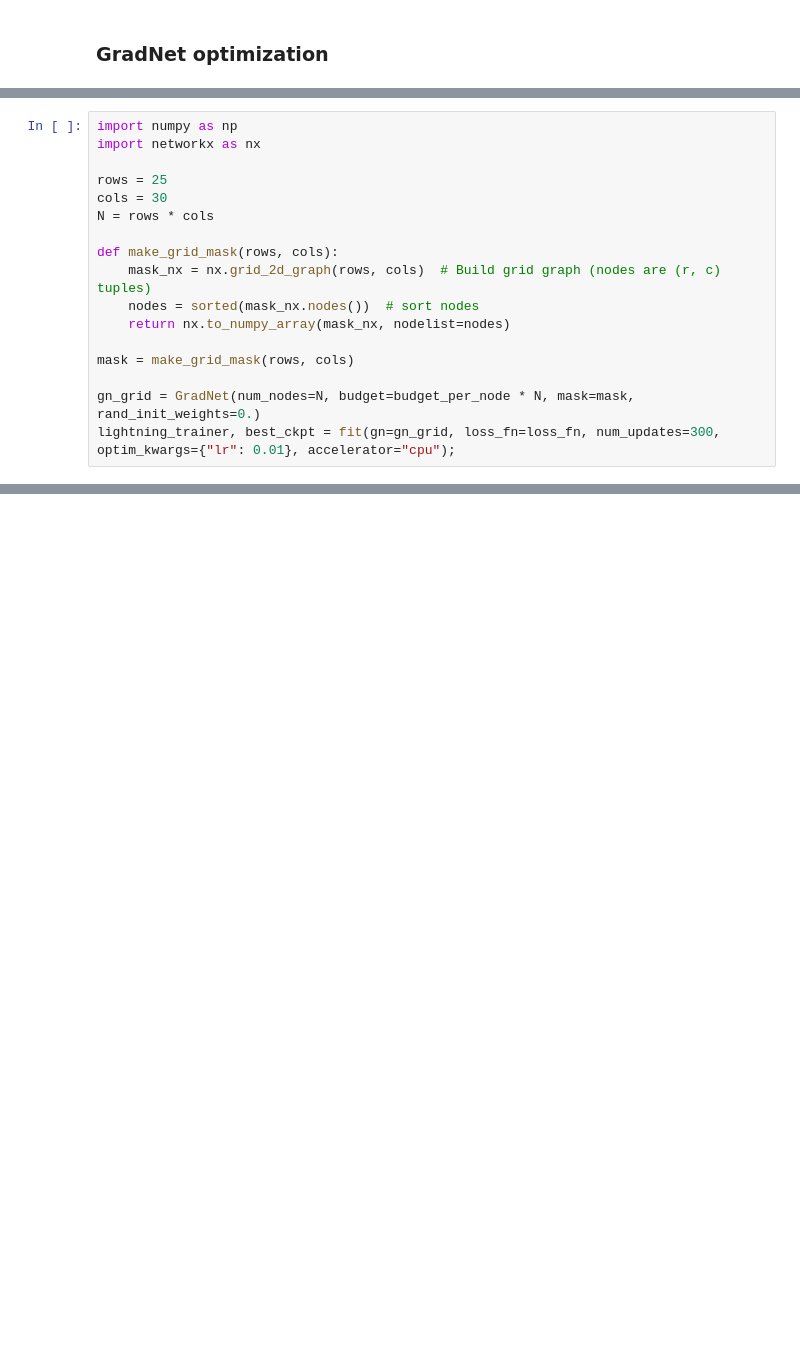
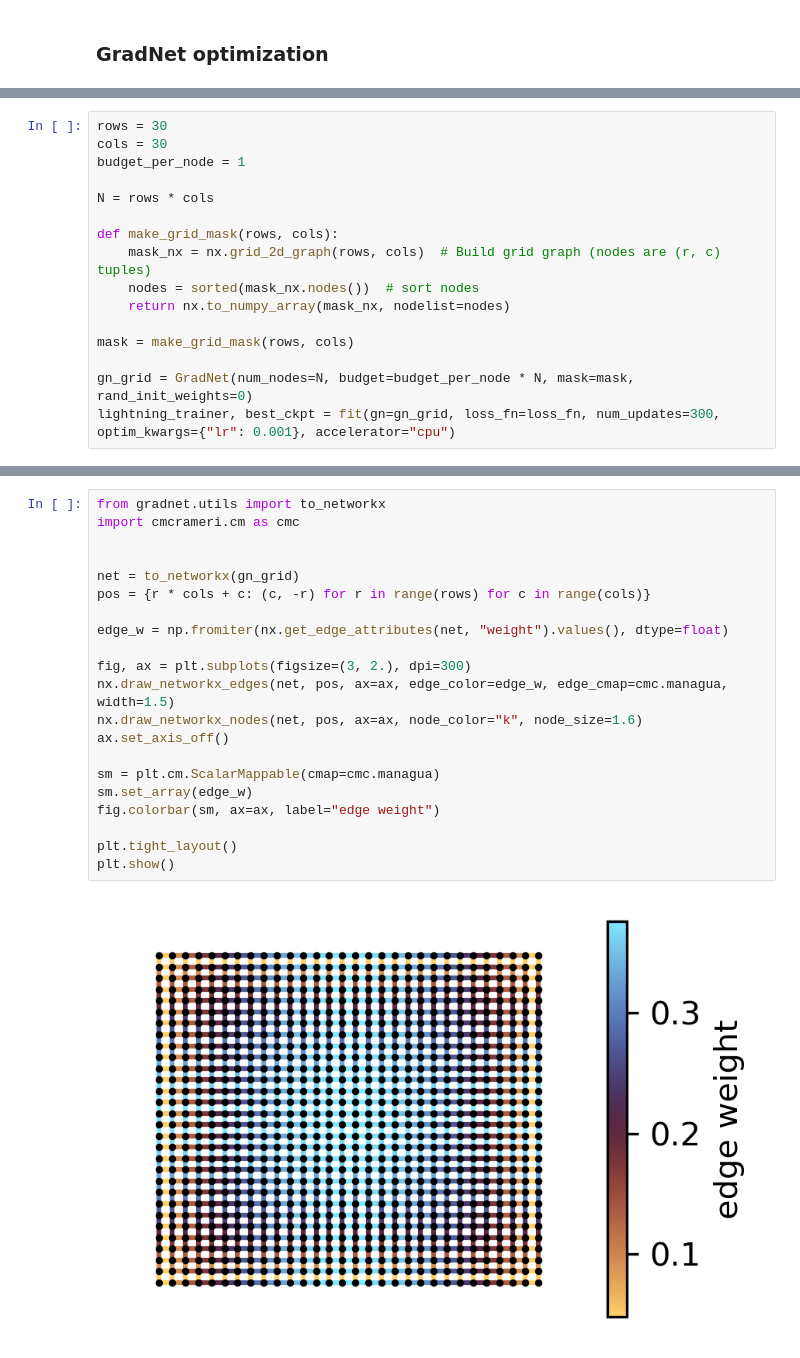
Before and after one commit to mikaberidze/gradnet, a Jupyter notebook: examples/1_algebraic_connectivity.ipynb, the cells around one changed output, grey strips where cells are left out. Drawn from its saved outputs; the diff is of its cells as text; blank space fills up the shorter version.

```diff
--- a/examples/1_algebraic_connectivity.ipynb
+++ b/examples/1_algebraic_connectivity.ipynb
@@ -68,9 +41,8 @@ We find that the uniform, completely connected graph is the optimal pattern for
 # %%
-import numpy as np
-import networkx as nx
+rows = 30
+cols = 30
+budget_per_node = 1
 
-rows = 25
-cols = 30
 N = rows * cols
 
 def make_grid_mask(rows, cols):
@@ -80,8 +52,8 @@ def make_grid_mask(rows, cols):
 
 mask = make_grid_mask(rows, cols)
 
-gn_grid = GradNet(num_nodes=N, budget=budget_per_node * N, mask=mask, rand_init_weights=0.)
-lightning_trainer, best_ckpt = fit(gn=gn_grid, loss_fn=loss_fn, num_updates=300, optim_kwargs={"lr": 0.01}, accelerator="cpu");
+gn_grid = GradNet(num_nodes=N, budget=budget_per_node * N, mask=mask, rand_init_weights=0)
+lightning_trainer, best_ckpt = fit(gn=gn_grid, loss_fn=loss_fn, num_updates=300, optim_kwargs={"lr": 0.001}, accelerator="cpu")
 # %% [output]
 GPU available: True (mps), used: False
 TPU available: False, using: 0 TPU cores
@@ -127,0 +70,23 @@ plt.show()
+# %%
+from gradnet.utils import to_networkx
+import cmcrameri.cm as cmc
+
+
+net = to_networkx(gn_grid)
+pos = {r * cols + c: (c, -r) for r in range(rows) for c in range(cols)}
+
+edge_w = np.fromiter(nx.get_edge_attributes(net, "weight").values(), dtype=float)
+
+fig, ax = plt.subplots(figsize=(3, 2.), dpi=300)
+nx.draw_networkx_edges(net, pos, ax=ax, edge_color=edge_w, edge_cmap=cmc.managua, width=1.5)
+nx.draw_networkx_nodes(net, pos, ax=ax, node_color="k", node_size=1.6)
+ax.set_axis_off()
+
+sm = plt.cm.ScalarMappable(cmap=cmc.managua)
+sm.set_array(edge_w)
+fig.colorbar(sm, ax=ax, label="edge weight")
+
+plt.tight_layout()
+plt.show()
+# %% [output]
+[figure, added]
```
Also changed, not shown: parts of 19 cells of this notebook, 18 other files.
